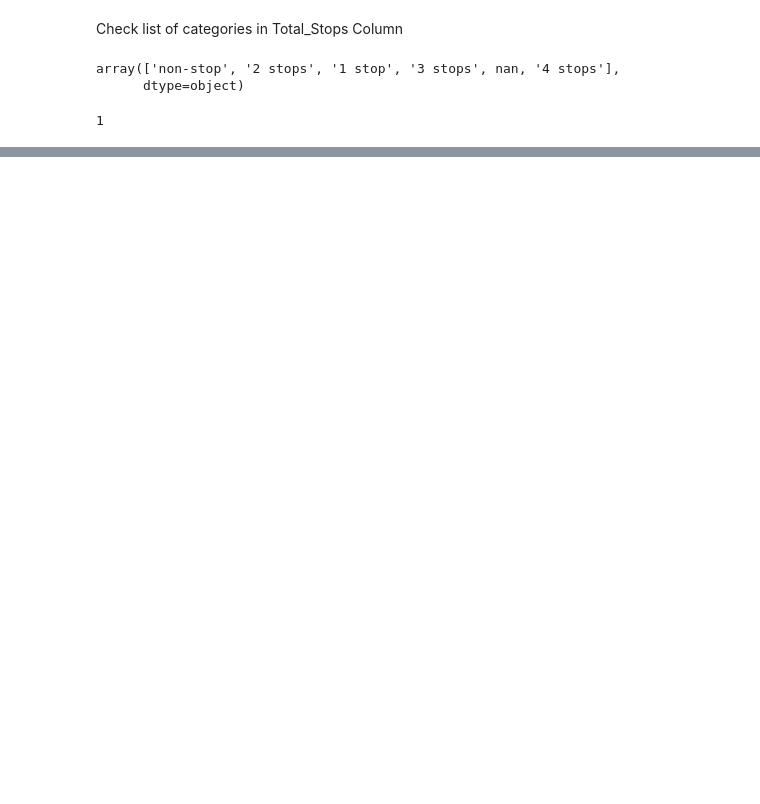
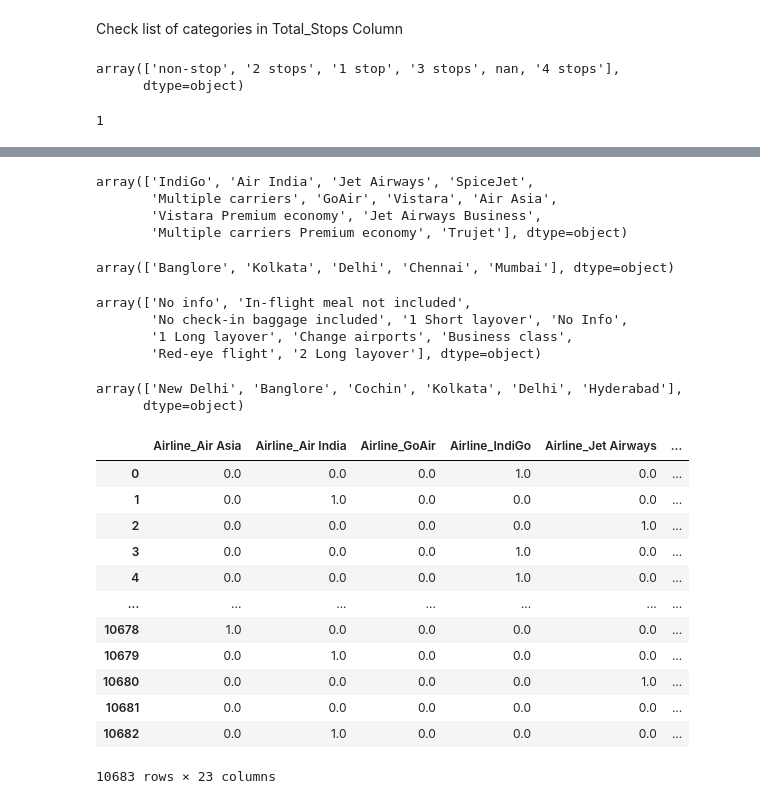
Before and after one commit to Mutiu123/Exploratory-Data-Analysis, a Jupyter notebook: Flight_Price_EDA.ipynb, the cells around one changed output, grey strips where cells are left out. Saved outputs shown, nothing was run; the diff lists cells and outputs as text; code cells hidden in the pictures; blank space fills up the shorter version.

```diff
--- a/Flight_Price_EDA.ipynb
+++ b/Flight_Price_EDA.ipynb
@@ -335,0 +359,2 @@ df.info()
+# %%
+df['Total_Stops']=df['Total_Stops'].map({'non-stop' :0, '1 stop':1, '2 stops':2, '3 stops':3,'4 stops':4, np.nan:1})
@@ -335,0 +380,5 @@ df.info()
+# %%
+# drop Route column
+
+df.drop('Route',axis=1,inplace=True)
+df.head()
@@ -335,0 +392,24 @@ df.info()
+# %%
+# Check list of categories in Airline Source and Additional_Info Columns
+df['Airline'].unique()
+# %% [output]
+array(['IndiGo', 'Air India', 'Jet Airways', 'SpiceJet',
+       'Multiple carriers', 'GoAir', 'Vistara', 'Air Asia',
+       'Vistara Premium economy', 'Jet Airways Business',
+       'Multiple carriers Premium economy', 'Trujet'], dtype=object)
+# %%
+df['Source'].unique()
+# %% [output]
+array(['Banglore', 'Kolkata', 'Delhi', 'Chennai', 'Mumbai'], dtype=object)
+# %%
+df['Additional_Info'].unique()
+# %% [output]
+array(['No info', 'In-flight meal not included',
+       'No check-in baggage included', '1 Short layover', 'No Info',
+       '1 Long layover', 'Change airports', 'Business class',
+       'Red-eye flight', '2 Long layover'], dtype=object)
+# %%
+df['Destination'].unique()
+# %% [output]
+array(['New Delhi', 'Banglore', 'Cochin', 'Kolkata', 'Delhi', 'Hyderabad'],
+      dtype=object)
@@ -335,0 +420,18 @@ df.info()
+# %%
+encoder=OneHotEncoder()
+# %%
+pd.DataFrame(encoder.fit_transform(df[['Airline','Source','Destination',]]).toarray(),columns=encoder.get_feature_names_out())
+# %% [output]
+|  | Airline_Air Asia | Airline_Air India | Airline_GoAir | Airline_IndiGo | Airline_Jet Airways | ... |
+| 0 | 0.0 | 0.0 | 0.0 | 1.0 | 0.0 | ... |
+| 1 | 0.0 | 1.0 | 0.0 | 0.0 | 0.0 | ... |
+| 2 | 0.0 | 0.0 | 0.0 | 0.0 | 1.0 | ... |
+| 3 | 0.0 | 0.0 | 0.0 | 1.0 | 0.0 | ... |
+| 4 | 0.0 | 0.0 | 0.0 | 1.0 | 0.0 | ... |
+| ... | ... | ... | ... | ... | ... | ... |
+| 10678 | 1.0 | 0.0 | 0.0 | 0.0 | 0.0 | ... |
+| 10679 | 0.0 | 1.0 | 0.0 | 0.0 | 0.0 | ... |
+| 10680 | 0.0 | 0.0 | 0.0 | 0.0 | 1.0 | ... |
+| 10681 | 0.0 | 0.0 | 0.0 | 0.0 | 0.0 | ... |
+| 10682 | 0.0 | 1.0 | 0.0 | 0.0 | 0.0 | ... |
+10683 rows × 23 columns
```
Also changed, not shown: parts of 10 cells of this notebook.
